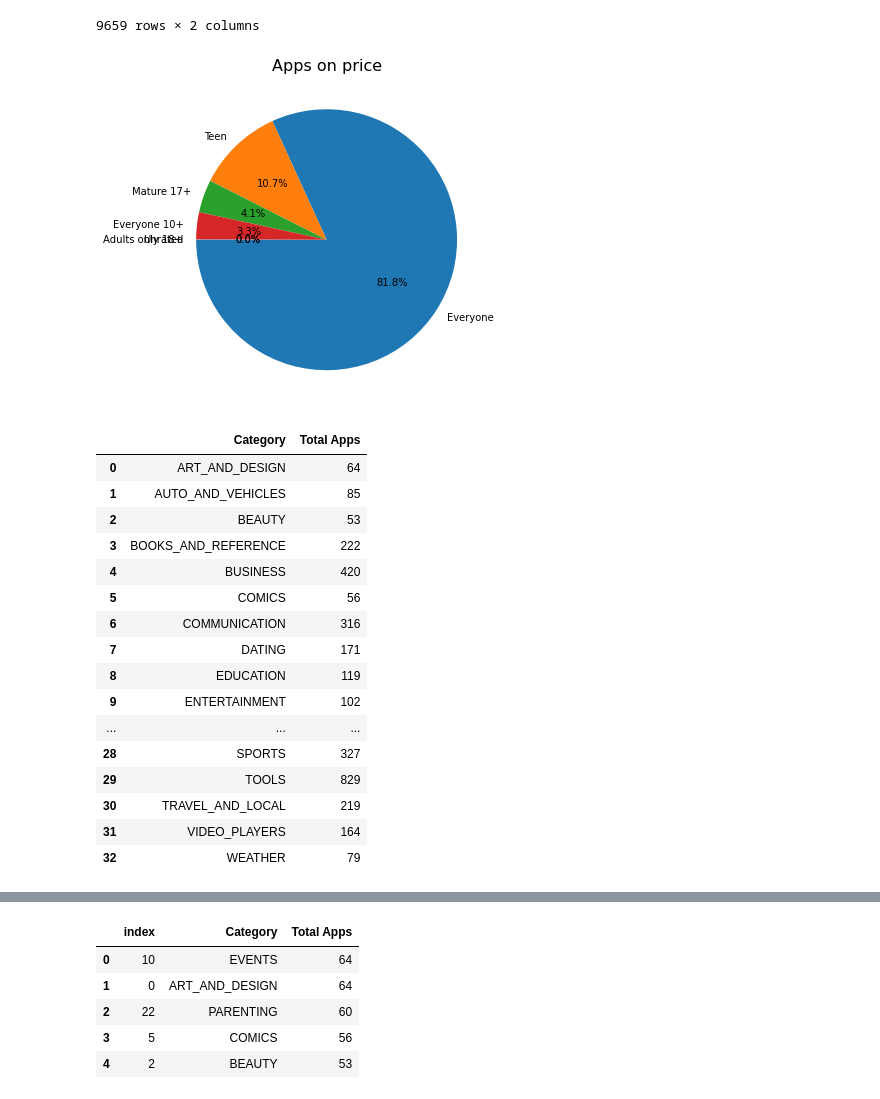
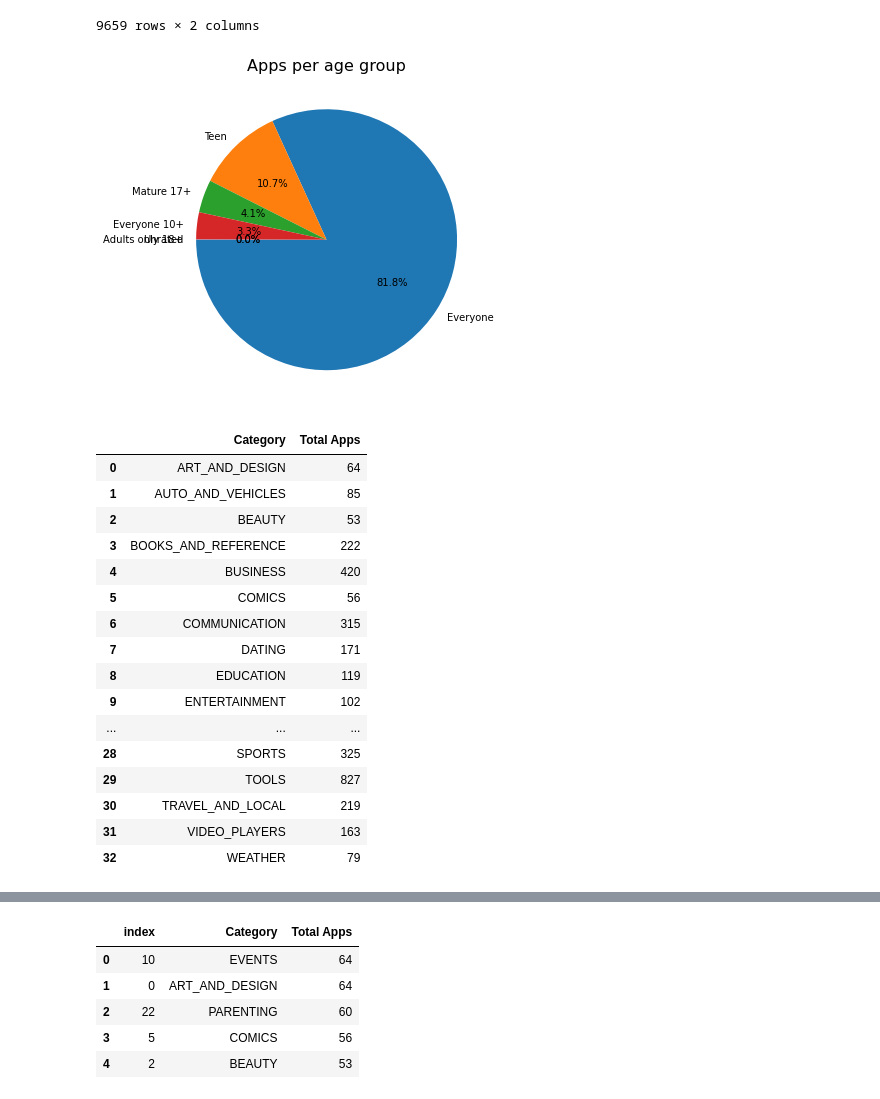
Before and after one commit to Navjotkhatri/EDA-Play-Store-App-Review-Analysis, a Jupyter notebook: EDA_Play_Store_App_Review_Analysis_Capstone_Project.ipynb, the cells around one changed output, grey strips where cells are left out. Saved outputs shown, nothing was run; the diff lists cells and outputs as text; code cells hidden in the pictures.

```diff
--- a/EDA_Play_Store_App_Review_Analysis_Capstone_Project.ipynb
+++ b/EDA_Play_Store_App_Review_Analysis_Capstone_Project.ipynb
@@ -114,3 +114,5 @@ Data columns (total 13 columns):
  12  Android Ver     10838 non-null  object
 dtypes: float64(1), object(12)
 memory usage: 1.2+ MB
+# %%
+play_store_df = play_store_df.astype({"Reviews": int})
@@ -254,13 +284,13 @@ grouped1
 9659 rows × 2 columns
 # %%
 plt.figure(figsize=(10,6))
-plt.title("Apps on price",fontsize = 16)
+plt.title("Apps per age group",fontsize = 16)
 plt.pie(grouped1.age_group.value_counts(), labels=grouped1.age_group.value_counts().index,autopct='%1.1f%%',startangle=180)
 plt.show()
 # %% [output]
-[figure, old version]
+[figure, new version]
 # %%
-df=play_store_df.groupby('Category')['App'].nunique().reset_index(name="Total Apps")
+df=right_df.groupby('Category')['App'].nunique().reset_index(name="Total Apps")
 df
 # %% [output]
 |  | Category | Total Apps |
@@ -270,15 +300,15 @@ df
 | 3 | BOOKS_AND_REFERENCE | 222 |
 | 4 | BUSINESS | 420 |
 | 5 | COMICS | 56 |
-| 6 | COMMUNICATION | 316 |
+| 6 | COMMUNICATION | 315 |
 | 7 | DATING | 171 |
 | 8 | EDUCATION | 119 |
 | 9 | ENTERTAINMENT | 102 |
 | ... | ... | ... |
-| 28 | SPORTS | 327 |
-| 29 | TOOLS | 829 |
+| 28 | SPORTS | 325 |
+| 29 | TOOLS | 827 |
 | 30 | TRAVEL_AND_LOCAL | 219 |
-| 31 | VIDEO_PLAYERS | 164 |
+| 31 | VIDEO_PLAYERS | 163 |
 | 32 | WEATHER | 79 |
 # %%
 c1=df['Category']
```
Also changed, not shown: parts of 19 cells of this notebook.
